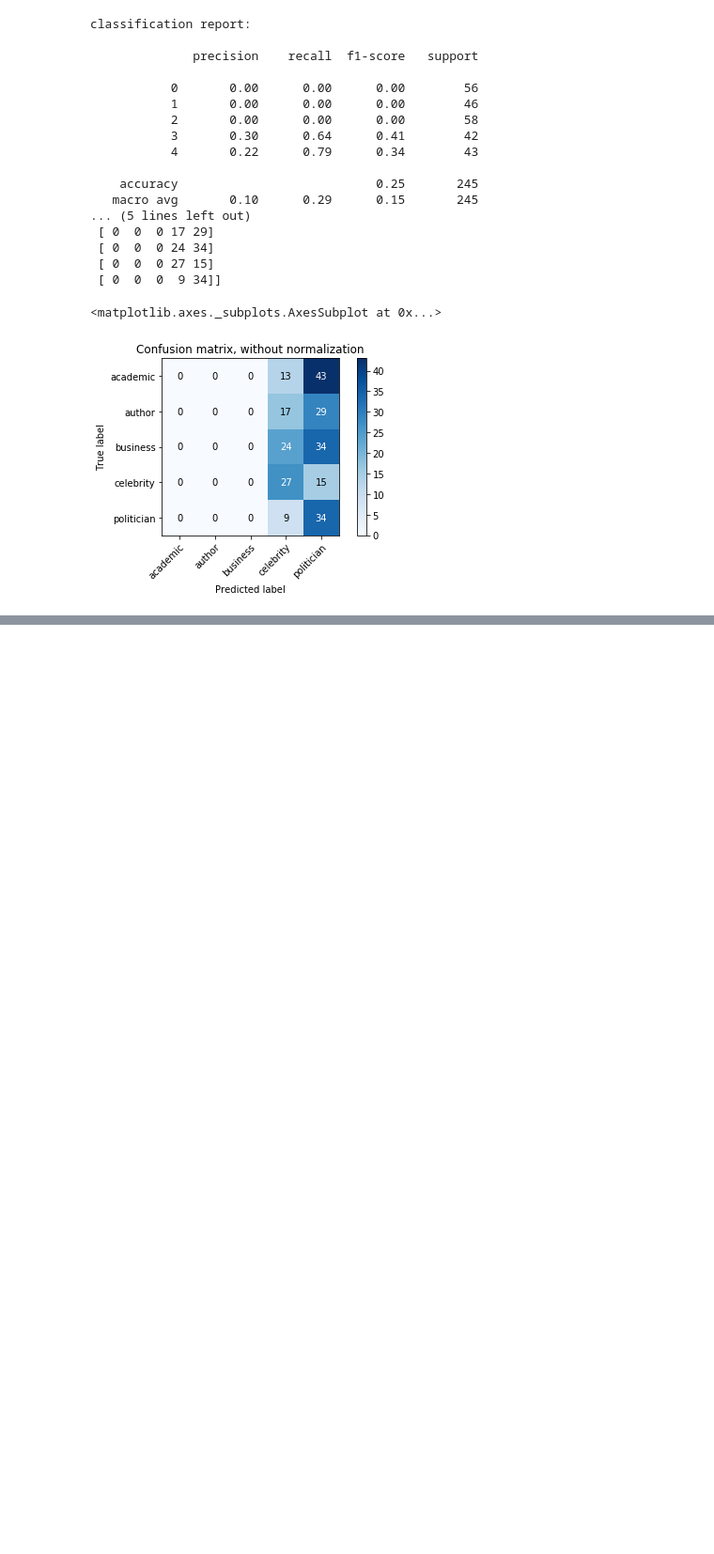
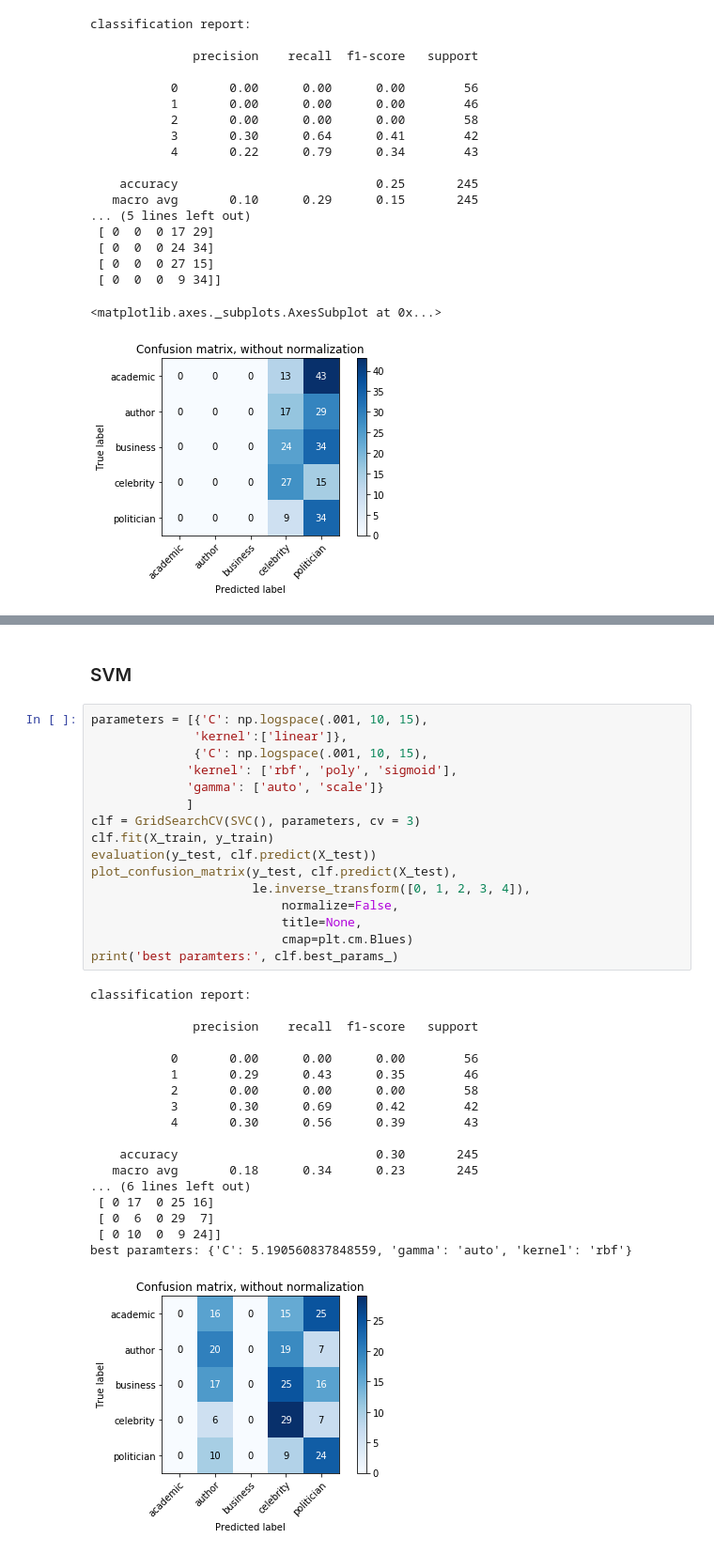
Before and after one commit to h-parker/commencement-speech-generator, a Jupyter notebook: classifying.ipynb, the cells around one changed output, grey strips where cells are left out. Shown at 94% size. Drawn from its saved outputs; the diff is of its cells as text; blank space fills up the shorter version.

```diff
--- a/classifying.ipynb
+++ b/classifying.ipynb
@@ -509,0 +591,37 @@ Okay! KNN got us 17% better than random guessing! Not amazing, but considering o
+# %% [markdown]
+### SVM
+# %%
+parameters = [{'C': np.logspace(.001, 10, 15),
+              'kernel':['linear']},
+              {'C': np.logspace(.001, 10, 15),
+             'kernel': ['rbf', 'poly', 'sigmoid'],
+             'gamma': ['auto', 'scale']}
+             ]
+clf = GridSearchCV(SVC(), parameters, cv = 3)
+clf.fit(X_train, y_train)
+evaluation(y_test, clf.predict(X_test))
+plot_confusion_matrix(y_test, clf.predict(X_test),
+                      le.inverse_transform([0, 1, 2, 3, 4]),
+                          normalize=False,
+                          title=None,
+                          cmap=plt.cm.Blues)
+print('best paramters:', clf.best_params_)
+# %% [output]
+classification report:
+
+              precision    recall  f1-score   support
+
+           0       0.00      0.00      0.00        56
+           1       0.29      0.43      0.35        46
+           2       0.00      0.00      0.00        58
+           3       0.30      0.69      0.42        42
+           4       0.30      0.56      0.39        43
+
+    accuracy                           0.30       245
+   macro avg       0.18      0.34      0.23       245
+... (6 lines left out)
+ [ 0 17  0 25 16]
+ [ 0  6  0 29  7]
+ [ 0 10  0  9 24]]
+best paramters: {'C': 5.190560837848559, 'gamma': 'auto', 'kernel': 'rbf'}
+[figure, added]
```
Also changed, not shown: parts of 18 cells of this notebook.
